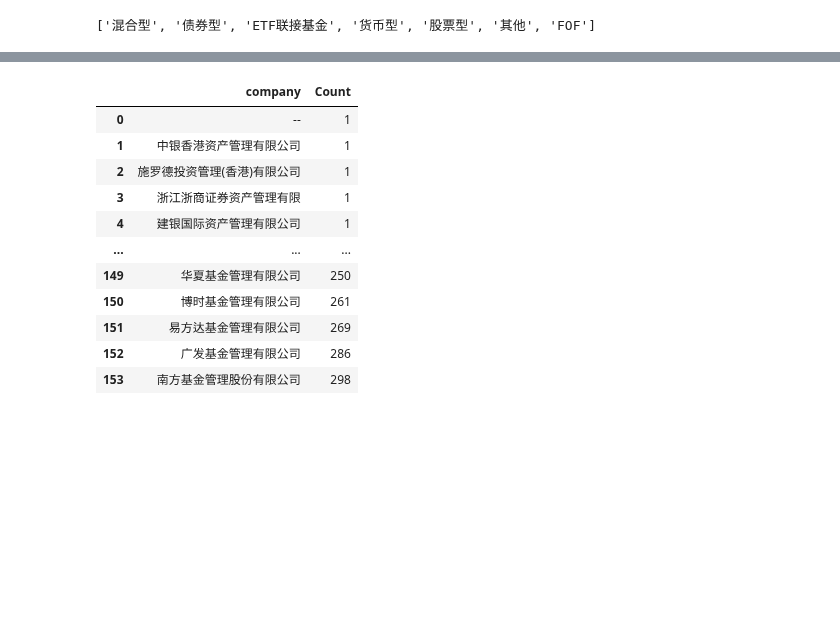
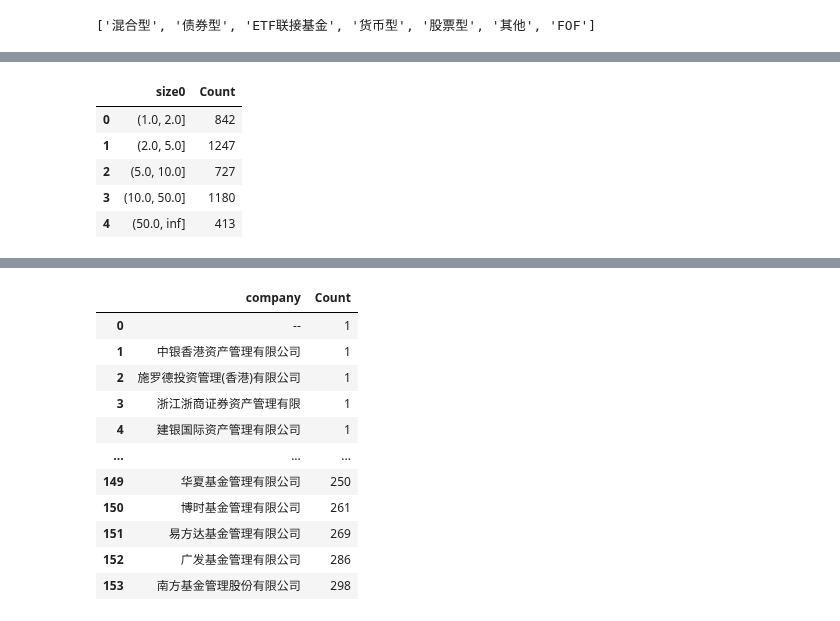
Before and after one commit to zhs007/jupyternotebook.demo, a Jupyter notebook: home/cnfunds/cnfund001.ipynb, the cells around one changed output, grey strips where cells are left out. Cells and saved outputs as stored; diff of their text form; code cells hidden in the pictures; blank space fills up the shorter version.

```diff
--- a/home/cnfunds/cnfund001.ipynb
+++ b/home/cnfunds/cnfund001.ipynb
@@ -68,3 +104,13 @@ dfFunds[:5]
+# %%
+size_groups = pd.cut(dfFunds['size0'], bins=[1,2,5,10,50,np.inf])
+dfFunds.groupby(size_groups).size().reset_index(name = 'Count')
+# %% [output]
+|  | size0 | Count |
+| 0 | (1.0, 2.0] | 842 |
+| 1 | (2.0, 5.0] | 1247 |
+| 2 | (5.0, 10.0] | 727 |
+| 3 | (10.0, 50.0] | 1180 |
+| 4 | (50.0, inf] | 413 |
 # %%
 dfFunds.isnull().sum()
 # %% [output]
```
Also changed, not shown: parts of 7 cells of this notebook.
